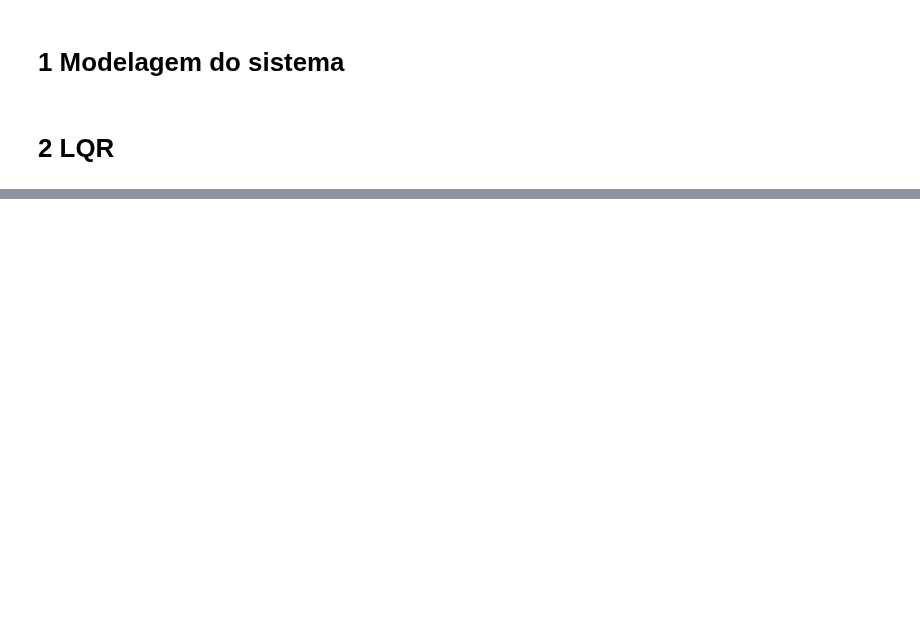
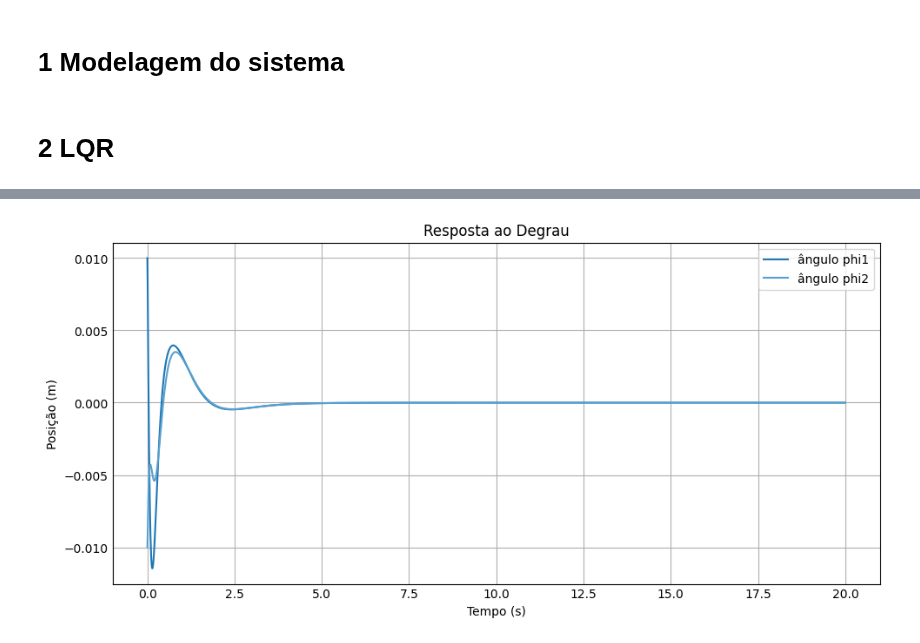
Before and after one commit to thebrendonbarbosa/Projeto_TCC_DPI_Thalyson, a Jupyter notebook: scripts/Controladores/LQR/LQR_duplo_pêndulo.ipynb, the cells around one changed output, grey strips where cells are left out. Cells and saved outputs as stored; diff of their text form; code cells hidden in the pictures; blank space fills up the shorter version.

```diff
--- a/scripts/Controladores/LQR/LQR_duplo_pêndulo.ipynb
+++ b/scripts/Controladores/LQR/LQR_duplo_pêndulo.ipynb
@@ -4,6 +4,7 @@
 import numpy as np
 import control as ct
 import matplotlib.pyplot as plt
+plt.style.use('_mpl-gallery')
 # %% [markdown]
 # 1  Modelagem do sistema
 # %%
@@ -84,13 +85,14 @@ else:
 # %%
-#controlador Lqr
-Ac = Ad - Bd*K
+#controlador Lqr discreto
+Ac = Ad - Bd @ K
 Bc = Bd
-Cc = C
-Dc = D
-Wip = ct.ss(Ac, Bc, Cc, Dc)
+Cc =  np.eye(6)
+Dc = np.zeros_like(Bc)
+Wip = ct.ss(Ac, Bc, Cc, Dc,Ts)
 
 # Condições iniciais:
 x0 = np.array([[0],[0.01],[-0.01],[0],[0],[0]])
-t = np.linspace(0, 25, 1000)
-t,y = ct.initial_response(Wip, t,x0)
+#t = np.linspace(0, 25, 1000)
+t = np.arange(0, 20, Ts)
+t,y = ct.initial_response(Wip, T=t ,X0=x0)
 s,p = ct.step_response(Wip)
@@ -125,0 +99,15 @@ plt.show()
+# %%
+altura = 4
+largura = 9
+subplots = plt.subplots(1, 1, figsize=(largura, altura))
+#subplots[1].plot(t,d[0][0], label='x')
+subplots[1].plot(t,y[1], label='ângulo phi1')
+subplots[1].plot(t,y[2], label='ângulo phi2')
+subplots[1].set_title('Resposta ao Degrau')
+subplots[1].set_xlabel('Tempo (s)')
+subplots[1].set_ylabel('Posição (m)')
+subplots[1].grid(True)
+subplots[1].legend()
+plt.show()
+# %% [output]
+[figure, added]
```
Also changed, not shown: parts of 3 cells of this notebook.
